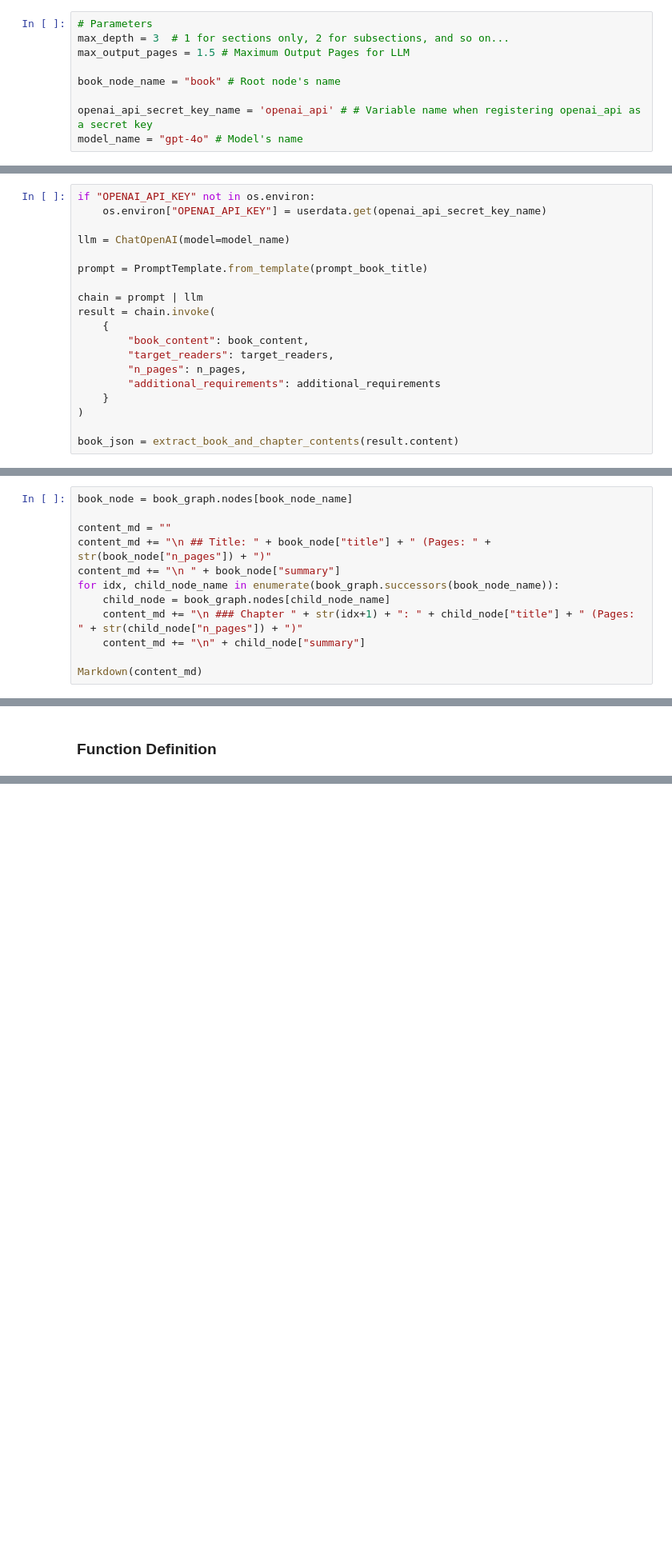
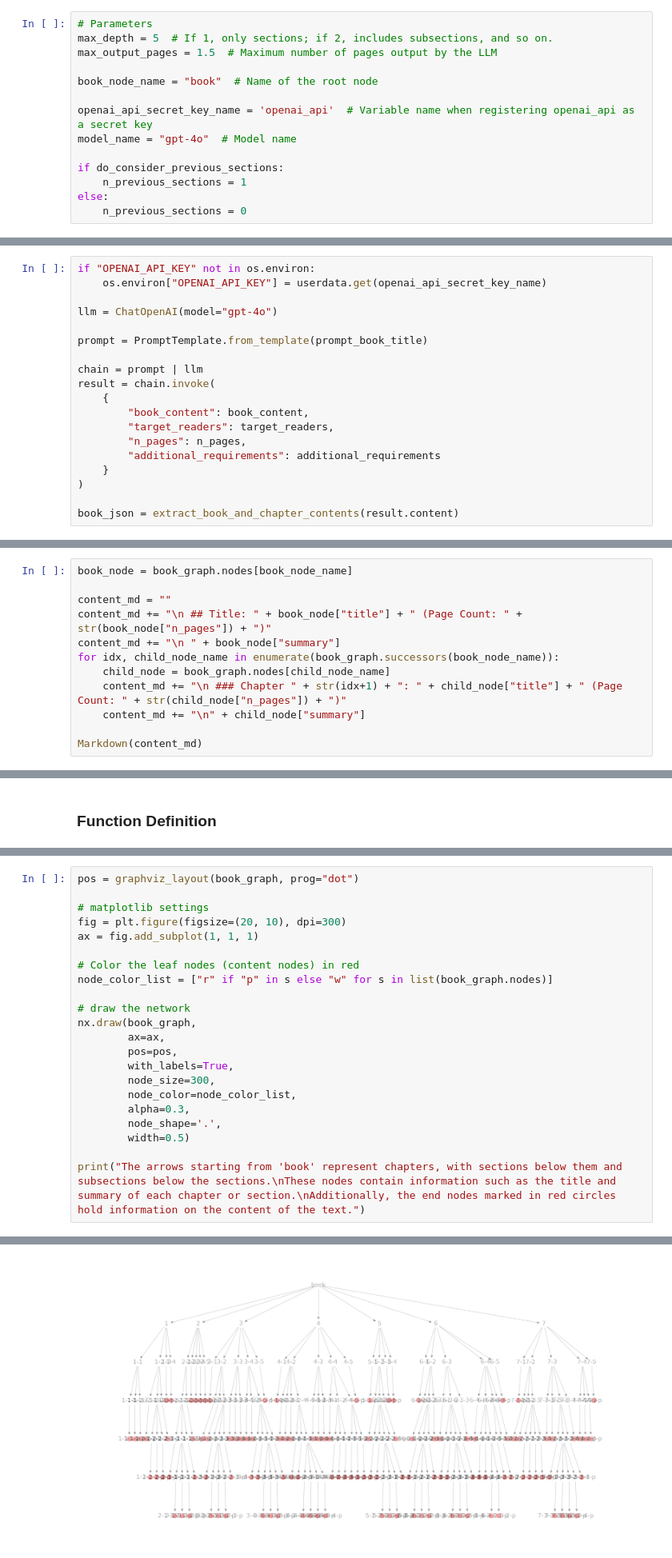
Before and after one commit to hooked-on-mas/AutoGenBook, a Jupyter notebook: AutoGenBook.ipynb, the cells around one changed output, grey strips where cells are left out. Shown at 80% size. Cells and saved outputs as stored; diff of their text form; blank space fills up the shorter version.

```diff
--- a/AutoGenBook.ipynb
+++ b/AutoGenBook.ipynb
@@ -111,13 +111,18 @@ Body text
 ## Parameter Settings
 # %%
 # Parameters
-max_depth = 3  # 1 for sections only, 2 for subsections, and so on...
-max_output_pages = 1.5 # Maximum Output Pages for LLM
+max_depth = 5  # If 1, only sections; if 2, includes subsections, and so on.
+max_output_pages = 1.5  # Maximum number of pages output by the LLM
 
-book_node_name = "book" # Root node's name
+book_node_name = "book"  # Name of the root node
 
-openai_api_secret_key_name = 'openai_api' # # Variable name when registering openai_api as a secret key
-model_name = "gpt-4o" # Model's name
+openai_api_secret_key_name = 'openai_api'  # Variable name when registering openai_api as a secret key
+model_name = "gpt-4o"  # Model name
+
+if do_consider_previous_sections:
+    n_previous_sections = 1
+else:
+    n_previous_sections = 0
 # %% [markdown]
 ## Library Installation and Import
 # %%
@@ -221,7 +229,7 @@ def extract_book_and_chapter_contents(markdown_text):
 if "OPENAI_API_KEY" not in os.environ:
     os.environ["OPENAI_API_KEY"] = userdata.get(openai_api_secret_key_name)
 
-llm = ChatOpenAI(model=model_name)
+llm = ChatOpenAI(model="gpt-4o")
 
 prompt = PromptTemplate.from_template(prompt_book_title)
 
@@ -253,11 +261,11 @@ book_graph.add_edges_from([(book_node_name, str(idx+1)) for idx in range(len(boo
 book_node = book_graph.nodes[book_node_name]
 
 content_md = ""
-content_md += "\n ## Title: " + book_node["title"] + " (Pages: " + str(book_node["n_pages"]) + ")"
+content_md += "\n ## Title: " + book_node["title"] + " (Page Count: " + str(book_node["n_pages"]) + ")"
 content_md += "\n " + book_node["summary"]
 for idx, child_node_name in enumerate(book_graph.successors(book_node_name)):
     child_node = book_graph.nodes[child_node_name]
-    content_md += "\n ### Chapter " + str(idx+1) + ": " + child_node["title"] + " (Pages: " + str(child_node["n_pages"]) + ")"
+    content_md += "\n ### Chapter " + str(idx+1) + ": " + child_node["title"] + " (Page Count: " + str(child_node["n_pages"]) + ")"
     content_md += "\n" + child_node["summary"]
 
 Markdown(content_md)
@@ -489,0 +534,23 @@ files.download("/content/" + book_node["title"] + ".pdf")
+# %%
+pos = graphviz_layout(book_graph, prog="dot")
+
+# matplotlib settings
+fig = plt.figure(figsize=(20, 10), dpi=300)
+ax = fig.add_subplot(1, 1, 1)
+
+# Color the leaf nodes (content nodes) in red
+node_color_list = ["r" if "p" in s else "w" for s in list(book_graph.nodes)]
+
+# draw the network
+nx.draw(book_graph,
+        ax=ax,
+        pos=pos,
+        with_labels=True,
+        node_size=300,
+        node_color=node_color_list,
+        alpha=0.3,
+        node_shape='.',
+        width=0.5)
+
+print("The arrows starting from 'book' represent chapters, with sections below them and subsections below the sections.\nThese nodes contain information such as the title and summary of each chapter or section.\nAdditionally, the end nodes marked in red circles hold information on the content of the text.")
+# %% [output]
@@ -489,0 +560 @@ files.download("/content/" + book_node["title"] + ".pdf")
+[figure, added]
```
Also changed, not shown: parts of 54 cells of this notebook.
